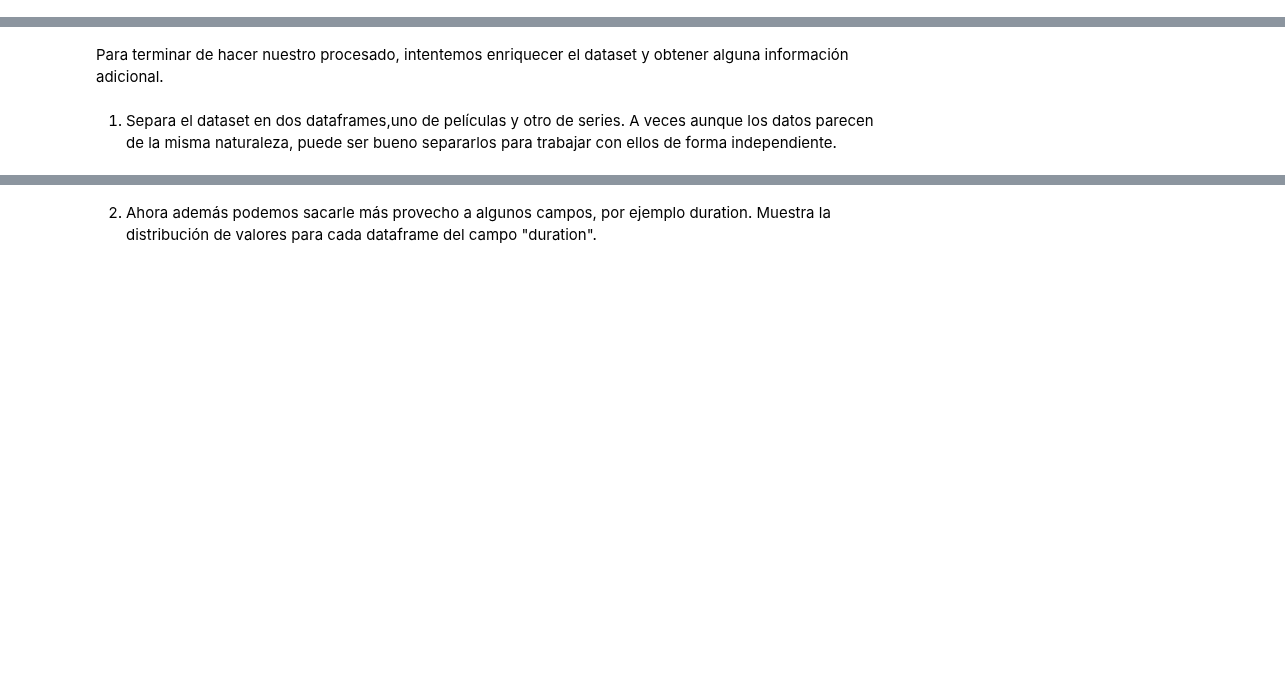
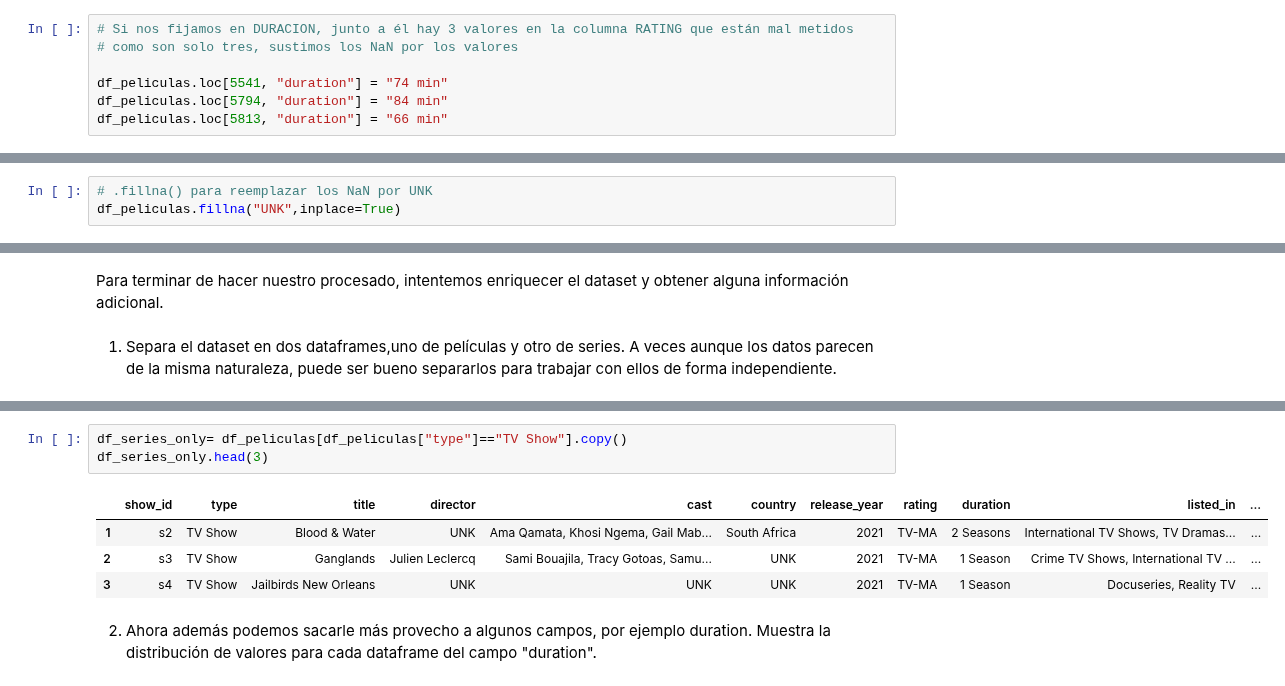
Before and after one commit to CarlosNoya/ONLINE_DS_THEBRIDGE_TRABAJOS, a Jupyter notebook: SPRINT_05/Unidad_01/Practica_Obligatoria/18_Practica_Obligatoria_ETL.ipynb, the cells around one changed output, grey strips where cells are left out. Saved outputs shown, nothing was run; the diff lists cells and outputs as text; blank space fills up the shorter version.

```diff
--- a/SPRINT_05/Unidad_01/Practica_Obligatoria/18_Practica_Obligatoria_ETL.ipynb
+++ b/SPRINT_05/Unidad_01/Practica_Obligatoria/18_Practica_Obligatoria_ETL.ipynb
@@ -579,0 +749,7 @@ lista_col_nul
+# %%
+# Si nos fijamos en DURACION, junto a él hay 3 valores en la columna RATING que están mal metidos
+# como son solo tres, sustimos los NaN por los valores
+
+df_peliculas.loc[5541, "duration"] = "74 min"
+df_peliculas.loc[5794, "duration"] = "84 min"
+df_peliculas.loc[5813, "duration"] = "66 min"
@@ -582,2 +808,5 @@ lista_col_nul
+# %%
+# .fillna() para reemplazar los NaN por UNK
+df_peliculas.fillna("UNK",inplace=True)
 # %% [markdown]
 5. Comprueba ahora que no hemos generado duplicados, si existiesen borralos y quedate la primera ocurrencia.
@@ -590,2 +835,10 @@ Para terminar de hacer nuestro procesado, intentemos enriquecer el dataset y obt
+# %%
+df_series_only= df_peliculas[df_peliculas["type"]=="TV Show"].copy()
+df_series_only.head(3)
+# %% [output]
+|  | show_id | type | title | director | cast | country | release_year | rating | duration | listed_in | ... |
+| 1 | s2 | TV Show | Blood & Water | UNK | Ama Qamata, Khosi Ngema, Gail Mab... | South Africa | 2021 | TV-MA | 2 Seasons | International TV Shows, TV Dramas... | ... |
+| 2 | s3 | TV Show | Ganglands | Julien Leclercq | Sami Bouajila, Tracy Gotoas, Samu... | UNK | 2021 | TV-MA | 1 Season | Crime TV Shows, International TV ... | ... |
+| 3 | s4 | TV Show | Jailbirds New Orleans | UNK | UNK | UNK | 2021 | TV-MA | 1 Season | Docuseries, Reality TV | ... |
 # %% [markdown]
 2. Ahora además podemos sacarle más provecho a algunos campos, por ejemplo duration. Muestra la distribución de valores para cada dataframe del campo "duration".
```
Also changed, not shown: parts of 25 cells of this notebook.
